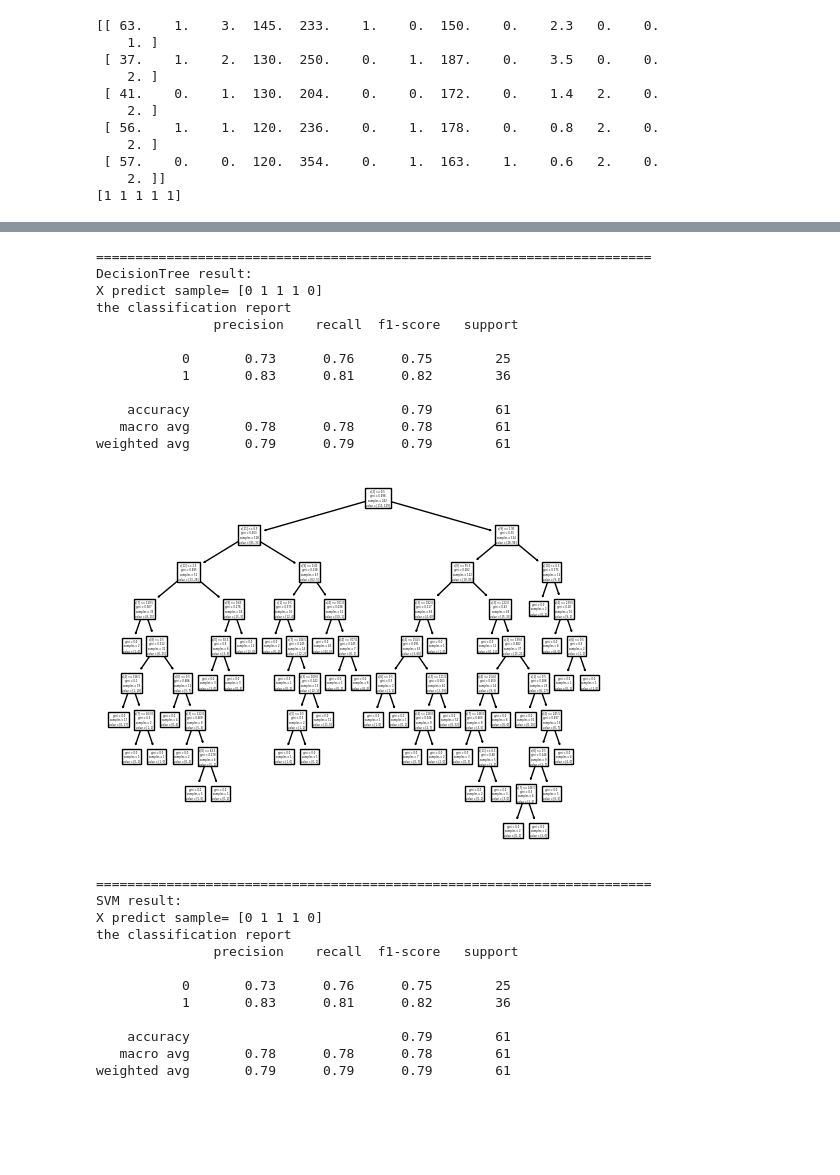
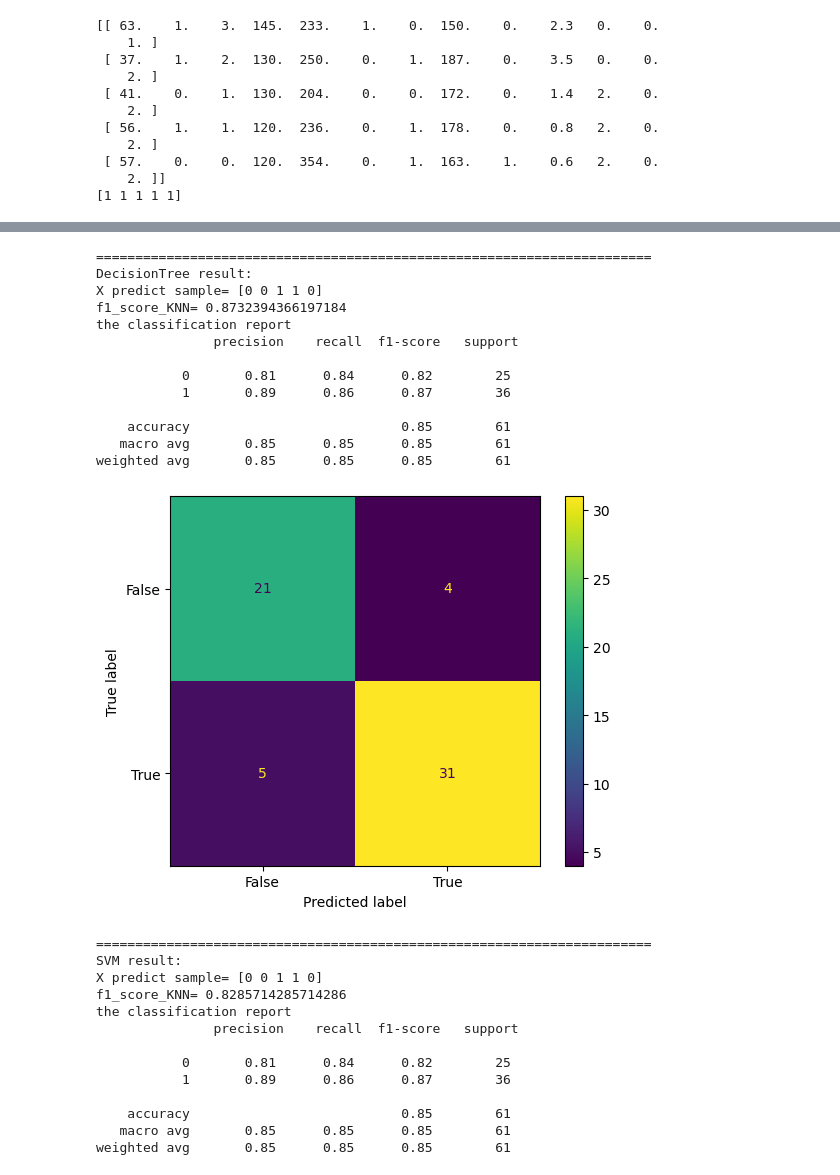
Before and after one commit to kaviyanSL/Heart_Disease_Classification, a Jupyter notebook: Classification Project.ipynb, the cells around one changed output, grey strips where cells are left out. Drawn from its saved outputs; the diff is of its cells as text; code cells hidden in the pictures; blank space fills up the shorter version.

```diff
--- a/Classification Project.ipynb
+++ b/Classification Project.ipynb
@@ -80,42 +81,58 @@ print(y[:5])
 # %%
 Machine_Types=['KNN','DecisionTree','SVM']
 X_train, X_test, y_train, y_test= train_test_split(X, y, test_size=0.2, random_state=4)
+
+#Preprocessing X_train
+
+scaler = preprocessing.StandardScaler().fit(X_train)
+X_scaled = scaler.transform(X_train)
+X_test_scaled=scaler.transform(X_test)
+
 
 
 for i in Machine_Types:
     if i =='KNN':
         neigh = KNeighborsClassifier(n_neighbors=3)
-        neigh.fit(X_train, y_train)
-        y_pred_KNN=neigh.predict(X_test)
+        neigh.fit(X_scaled, y_train)
+        y_pred_KNN=neigh.predict(X_test_scaled)
         f1_score_KNN=f1_score(y_test, y_pred_KNN)
         print('KNN result:');
         print('X predict sample=',y_pred_KNN[:5]);
-        print('probability estimates for X sample=','\n',neigh.predict_proba(X_test[:5]));
-        print('f1_score_KNN=',f1_score(y_test,y_pred_KNN ));
+        print('f1_score_KNN=',f1_score_KNN);
         print('the classification report\n',classification_report(y_test,y_pred_KNN ))
-        confusion_matrix = confusion_matrix(y_test,y_pred_KNN)
-        cm_display = ConfusionMatrixDisplay(confusion_matrix = confusion_matrix, display_labels = [False, True])
+        confusion_matrix_KNN = confusion_matrix(y_test,y_pred_KNN)
+        cm_display = ConfusionMatrixDisplay(confusion_matrix = confusion_matrix_KNN, display_labels = [False, True])
         cm_display.plot()
         plt.show()
         print('=======================================================================')
     elif i == 'DecisionTree':
         clf = DecisionTreeClassifier()
-        clf = clf.fit(X_train, y_train)
-        y_pred_DT=clf.predict(X_test)
+        clf = clf.fit(X_scaled, y_train)
+        y_pred_DT=clf.predict(X_test_scaled)
+        f1_score_DT=f1_score(y_test, y_pred_DT)
         print('DecisionTree result:')
         print('X predict sample=',y_pred_DT[:5]);
+        print('f1_score_KNN=',f1_score_DT);
         print('the classification report\n',classification_report(y_test,y_pred_DT ));
-        tree.plot_tree(clf)
+        confusion_matrix_DT = confusion_matrix(y_test,y_pred_DT)
+        cm_display = ConfusionMatrixDisplay(confusion_matrix = confusion_matrix_DT, display_labels = [False, True])
+        cm_display.plot()
         plt.show()
         #unfortunately, i was not able to use graphviz liberary in order to plot the tree because of some os error which I am working on it to get fix.
         print('=======================================================================')
     else:
         clf_SVM = make_pipeline(StandardScaler(), SVC(kernel='linear',gamma='auto'))
-        clf_SVM.fit(X_train, y_train)
-        y_pred_SVM=clf.predict(X_test)
+        clf_SVM.fit(X_scaled, y_train)
+        y_pred_SVM=clf.predict(X_test_scaled)
+        f1_score_SVM=f1_score(y_test, y_pred_KNN)
         print('SVM result:')
         print('X predict sample=',y_pred_SVM[:5])
+        print('f1_score_KNN=',f1_score_SVM);
         print('the classification report\n',classification_report(y_test,y_pred_SVM ));
+        confusion_matrix_SVM = confusion_matrix(y_test,y_pred_SVM)
+        cm_display = ConfusionMatrixDisplay(confusion_matrix = confusion_matrix_SVM, display_labels = [False, True])
+        cm_display.plot()
+        plt.show();
 # %% [output]
 KNN result:
 X predict sample= [1 0 1 1 0]
@@ -139,25 +150,27 @@ weighted avg       0.71      0.70      0.71        61
 =======================================================================
 DecisionTree result:
-X predict sample= [0 1 1 1 0]
+X predict sample= [0 0 1 1 0]
+f1_score_KNN= 0.8732394366197184
 the classification report
                precision    recall  f1-score   support
 
-           0       0.73      0.76      0.75        25
-           1       0.83      0.81      0.82        36
+           0       0.81      0.84      0.82        25
+           1       0.89      0.86      0.87        36
 
-    accuracy                           0.79        61
-   macro avg       0.78      0.78      0.78        61
-weighted avg       0.79      0.79      0.79        61
+    accuracy                           0.85        61
+   macro avg       0.85      0.85      0.85        61
+weighted avg       0.85      0.85      0.85        61
-[figure, old version]
+[figure, new version]
 =======================================================================
 SVM result:
-X predict sample= [0 1 1 1 0]
+X predict sample= [0 0 1 1 0]
+f1_score_KNN= 0.8285714285714286
 the classification report
                precision    recall  f1-score   support
 
-           0       0.73      0.76      0.75        25
-           1       0.83      0.81      0.82        36
+           0       0.81      0.84      0.82        25
+           1       0.89      0.86      0.87        36
 
-    accuracy                           0.79        61
-   macro avg       0.78      0.78      0.78        61
-weighted avg       0.79      0.79      0.79        61
+    accuracy                           0.85        61
+   macro avg       0.85      0.85      0.85        61
+weighted avg       0.85      0.85      0.85        61
```
Also changed, not shown: parts of 2 cells of this notebook.
